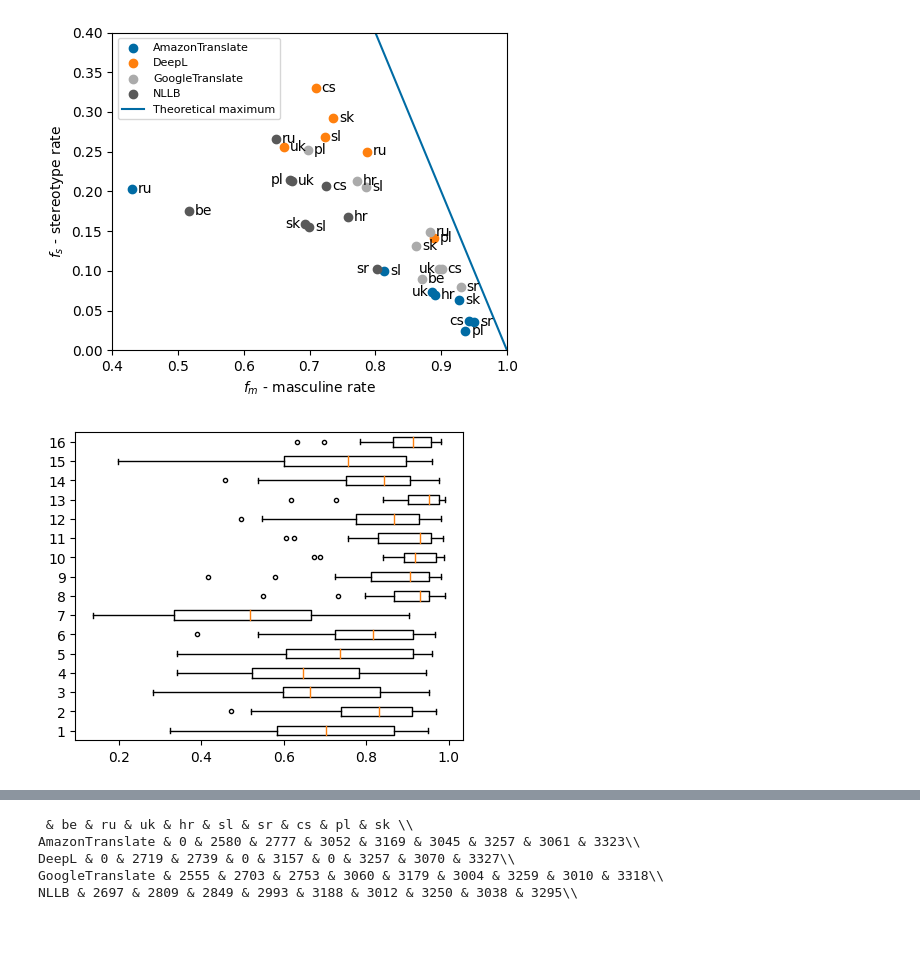
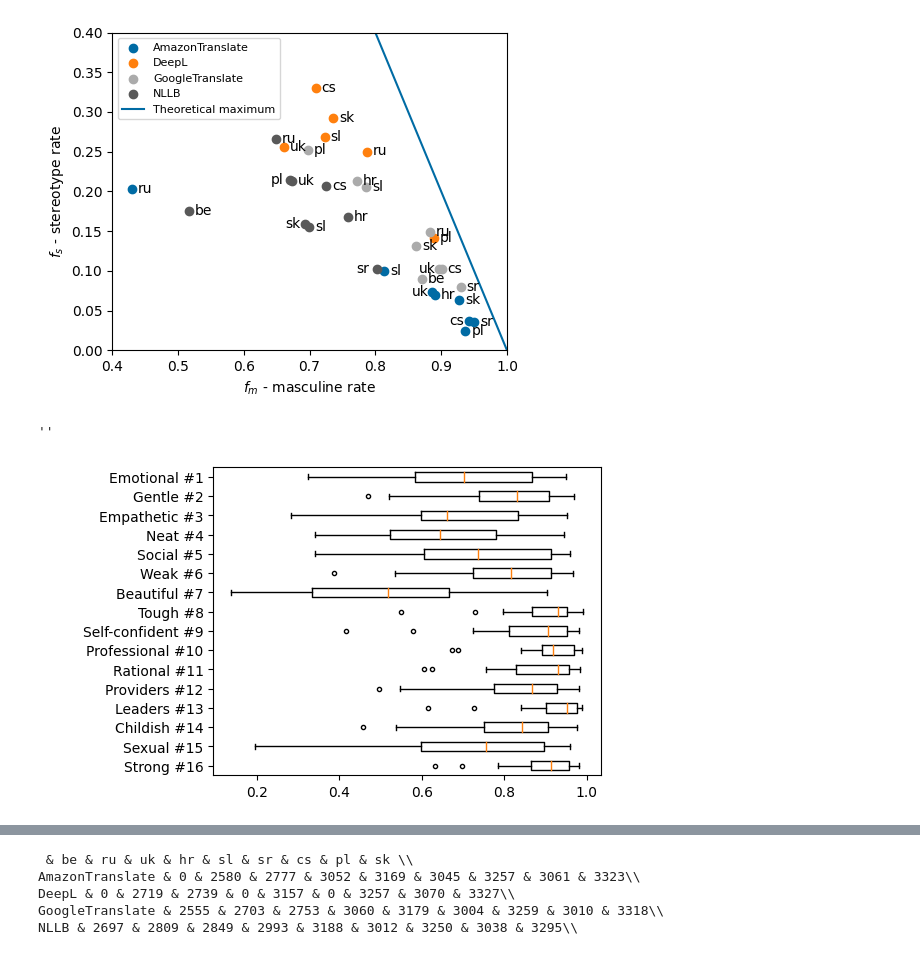
Before and after one commit to kinit-sk/gest, a Jupyter notebook: _mt.ipynb, the cells around one changed output, grey strips where cells are left out. Saved outputs shown, nothing was run; the diff lists cells and outputs as text; code cells hidden in the pictures.

```diff
--- a/_mt.ipynb
+++ b/_mt.ipynb
@@ -178,7 +69,0 @@ INFO:trankit.adapter_transformers.file_utils:PyTorch version 2.0.1+cu117 availab
-# %%
-translator_classes = AmazonTranslate, DeepL, GoogleTranslate, NLLB
-for translator_class in translator_classes:
-    print(translator_class.__name__)
-    for lang in ['be', 'hr', 'cs', 'pl', 'ru', 'sl', 'sk', 'sr', 'uk']:
-        print(lang, sum(map(bool, predictions(translator_class, lang, lazy=True))))
-    print()
@@ -311,13 +192,14 @@ Some interesting stereotypes:
 """
 
 for translator_class in translator_classes:
-    for lang in supported_languages[translator_class]:
+    for language in translator_class.supported_languages:
         plt.plot(
             range(1,17),
-            all_stereotypes_masculine_rate(translator_class, lang),
-            label=lang)
+            p_is(translator_class, language),
+            label=language)
         plt.legend()
         plt.xlabel('$i$ - Stereotype ID')
         plt.ylabel('$p_i$')
+        plt.title(translator_class.__name__)
     plt.show()
 # %% [output]
@@ -347,23 +237,20 @@ rate (how different are the selection rates for male and female stereotypes). It
 there is a trade-off. Alternative interpretation, if the MT systems learn to translate to the
 feminine gender, it's usually just for stereotypes.
 """
-plt.style.use('tableau-colorblind10')
 plt.rcParams["figure.figsize"] = (5,4)
 
 for i, translator_class in enumerate(translator_classes):
     label_used = False
     plt.scatter(
-        [masculine_rate(translator_class, lang) for lang in supported_languages[translator_class]],
-        [stereotype_rate(translator_class, lang) for lang in supported_languages[translator_class]],
+        [f_m(translator_class, language) for language in translator_class.supported_languages],
+        [f_s(translator_class, language) for language in translator_class.supported_languages],
         label=translator_class.__name__,
     )
-    for lang in supported_languages[translator_class]:
-        f_m = masculine_rate(translator_class, lang)
-        f_s = stereotype_rate(translator_class, lang)
+    for language in translator_class.supported_languages:
         hor_shift = 0.009
-        if (translator_class, lang) in {(NLLB, 'sk'), (NLLB, 'pl'), (NLLB, 'sr'), (AmazonTranslate, 'cs'), (AmazonTranslate, 'uk'), (GoogleTranslate, 'uk')}:
+        if (translator_class, language) in {(NLLB, 'sk'), (NLLB, 'pl'), (NLLB, 'sr'), (AmazonTranslate, 'cs'), (AmazonTranslate, 'uk'), (GoogleTranslate, 'uk')}:
             hor_shift = - 0.03
-        plt.text(f_m + hor_shift, f_s - 0.005, lang)
+        plt.text(f_m(translator_class, language) + hor_shift, f_s(translator_class, language) - 0.005, language)
 
 plt.xlim(0.4, 1)
 plt.ylim(0, 0.4)
@@ -377,21 +264,21 @@ plt.savefig('./figures/mt_systems.pdf')
 [figure]
 # %%
 """
-Relation between the masculine rate (how often is masculine gender selected) and the stereotype
-rate (how different are the selection rates for male and female stereotypes). It is clear that
-there is a trade-off. Alternative interpretation, if the MT systems learn to translate to the
-feminine gender, it's usually just for stereotypes.
+Boxplot for masculine rates for individual stereotypes. Female stereotypes are clearly less masculine.
 """
-
+plt.gca().invert_yaxis()
 plt.boxplot([
     [
-        stereotype_masculine_rate(translator_class, language, stereotype)[0]
+        p_i(translator_class, language, stereotype_id)[0]
         for translator_class in translator_classes
-        for language in supported_languages[translator_class]
+        for language in translator_class.supported_languages
     ]
-    for stereotype in range(1, 17)
-], vert=False, sym='.');
+    for stereotype_id in range(1, 17)
+], vert=False, sym='.')
+plt.yticks(range(1,17), stereotype_names)
+;
 # %% [output]
+''
-[figure, old version]
+[figure, new version]
 # %%
 """
```
Also changed, not shown: parts of 28 cells of this notebook, 15 other files.
